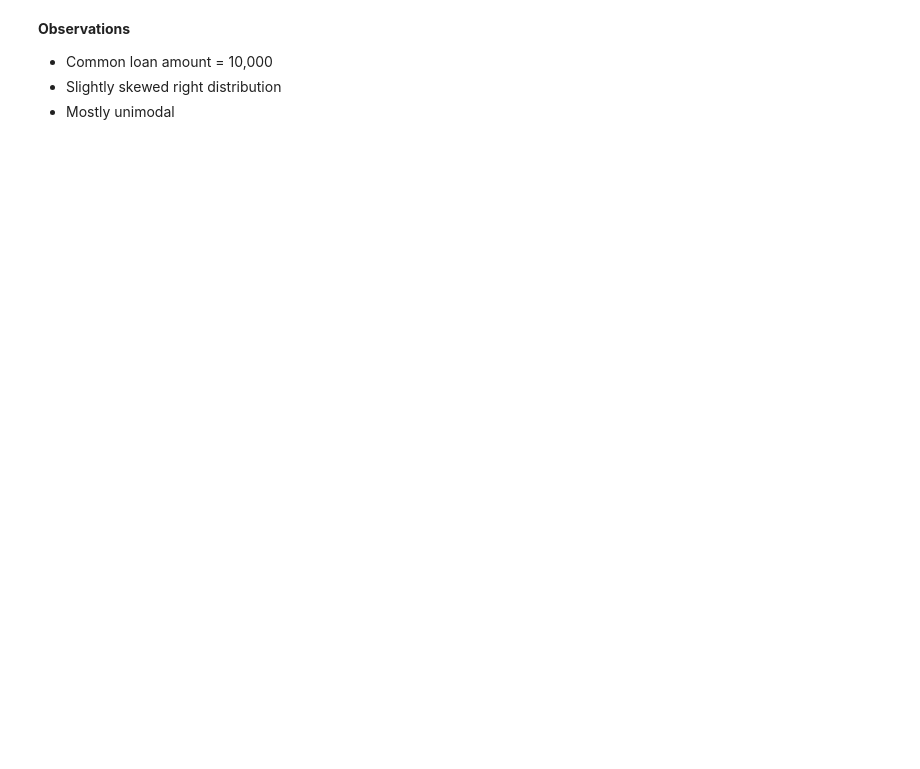
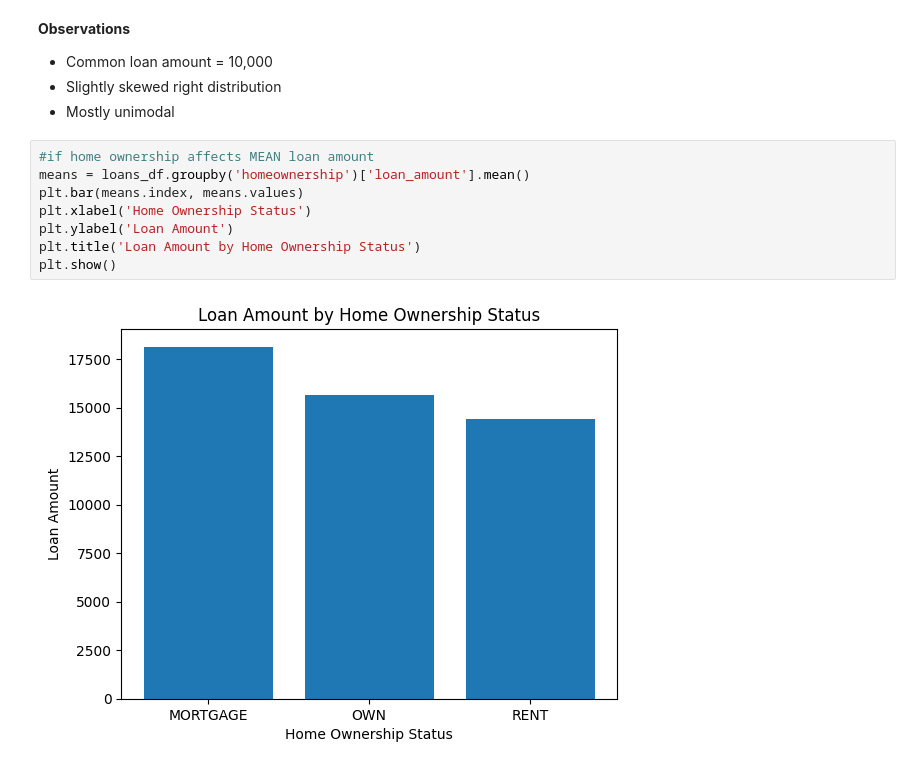
Before and after one commit to oliviaguo1234/lendingclub_loans, a Jupyter notebook: OliviaGuo_loans.ipynb, the cells around one changed output. Cells and saved outputs as stored; diff of their text form; blank space fills up the shorter version.

```diff
--- a/OliviaGuo_loans.ipynb
+++ b/OliviaGuo_loans.ipynb
@@ -211,3 +213,13 @@ Text(0.5, 1.0, 'How Often Each Loan Amount Occurs')
 *    Common loan amount = 10,000
 *    Slightly skewed right distribution
 *    Mostly unimodal
+# %%
+#if home ownership affects MEAN loan amount
+means = loans_df.groupby('homeownership')['loan_amount'].mean()
+plt.bar(means.index, means.values)
+plt.xlabel('Home Ownership Status')
+plt.ylabel('Loan Amount')
+plt.title('Loan Amount by Home Ownership Status')
+plt.show()
+# %% [output]
+[figure, added]
```
Also changed, not shown: parts of 6 cells of this notebook.
